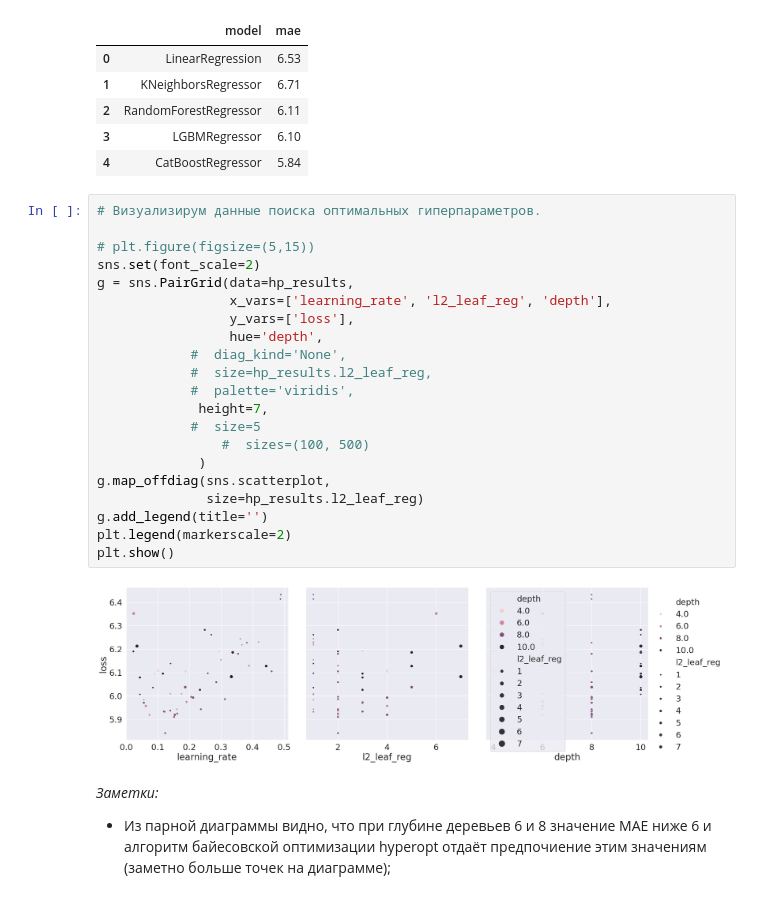
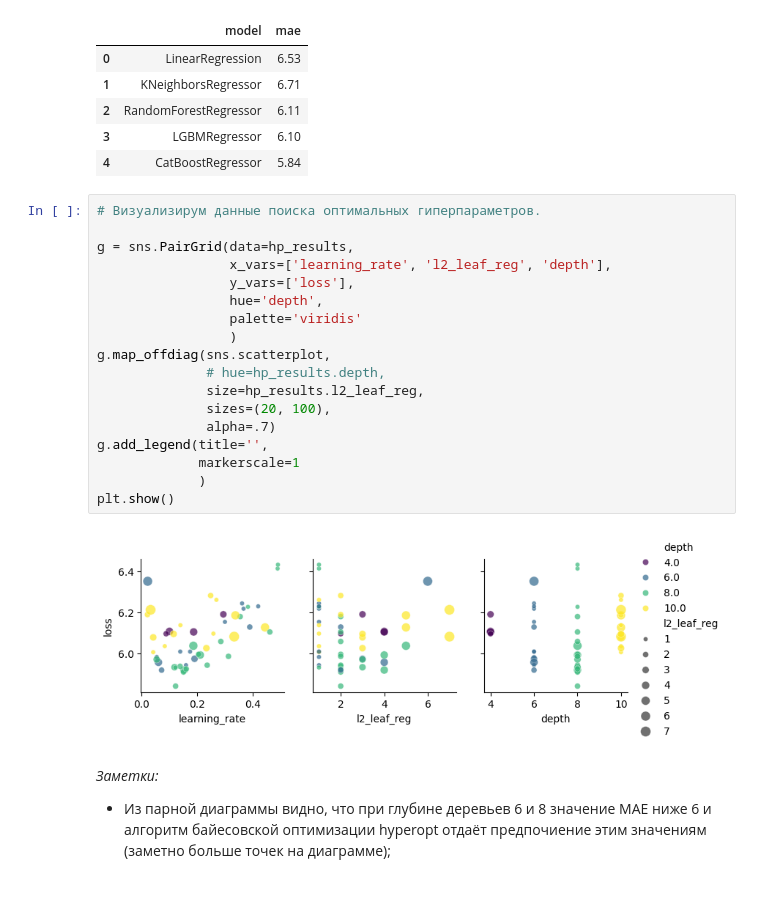
Before and after one commit to vitalns/graduation_project_yandex, a Jupyter notebook: graduation_project_yandex.ipynb, the cells around one changed output. Cells and saved outputs as stored; diff of their text form.

```diff
--- a/graduation_project_yandex.ipynb
+++ b/graduation_project_yandex.ipynb
@@ -1795,26 +1795,23 @@ df_results
 # %%
 # Визуализирум данные поиска оптимальных гиперпараметров.
 
-# plt.figure(figsize=(5,15))
-sns.set(font_scale=2)
 g = sns.PairGrid(data=hp_results,
                  x_vars=['learning_rate', 'l2_leaf_reg', 'depth'],
                  y_vars=['loss'],
                  hue='depth',
-            #  diag_kind='None',
-            #  size=hp_results.l2_leaf_reg,
-            #  palette='viridis',
-             height=7,
-            #  size=5
-                #  sizes=(100, 500)
+                 palette='viridis'
+                 )
+g.map_offdiag(sns.scatterplot,
+              # hue=hp_results.depth,
+              size=hp_results.l2_leaf_reg,
+              sizes=(20, 100),
+              alpha=.7)
+g.add_legend(title='',
+             markerscale=1
              )
-g.map_offdiag(sns.scatterplot,
-              size=hp_results.l2_leaf_reg)
-g.add_legend(title='')
-plt.legend(markerscale=2)
 plt.show()
 # %% [output]
-[figure, old version]
+[figure, new version]
 # %% [markdown]
 *Заметки:*
 - Из парной диаграммы видно, что при глубине деревьев 6 и 8 значение MAE ниже 6 и алгоритм байесовской оптимизации hyperopt отдаёт предпочиение этим значениям (заметно больше точек на диаграмме);
```
